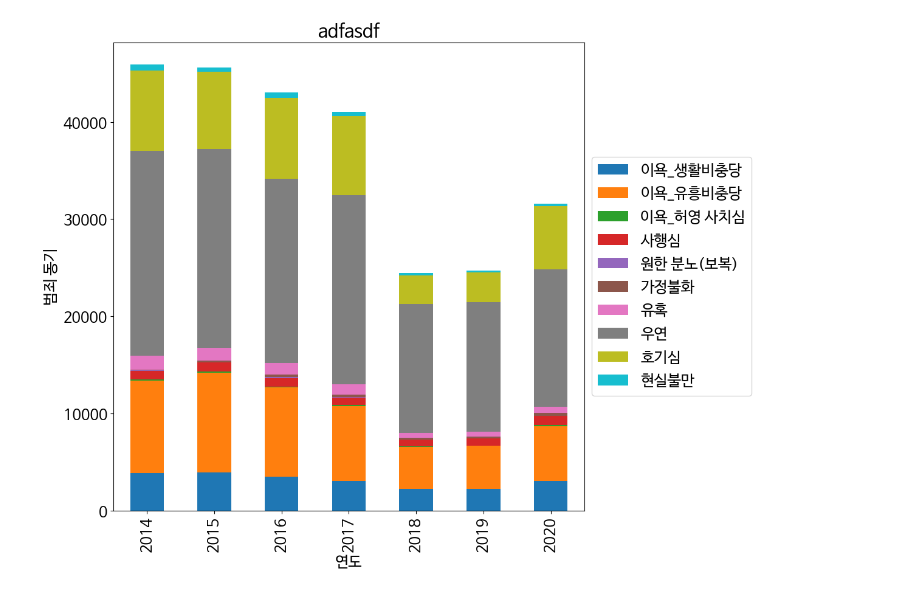
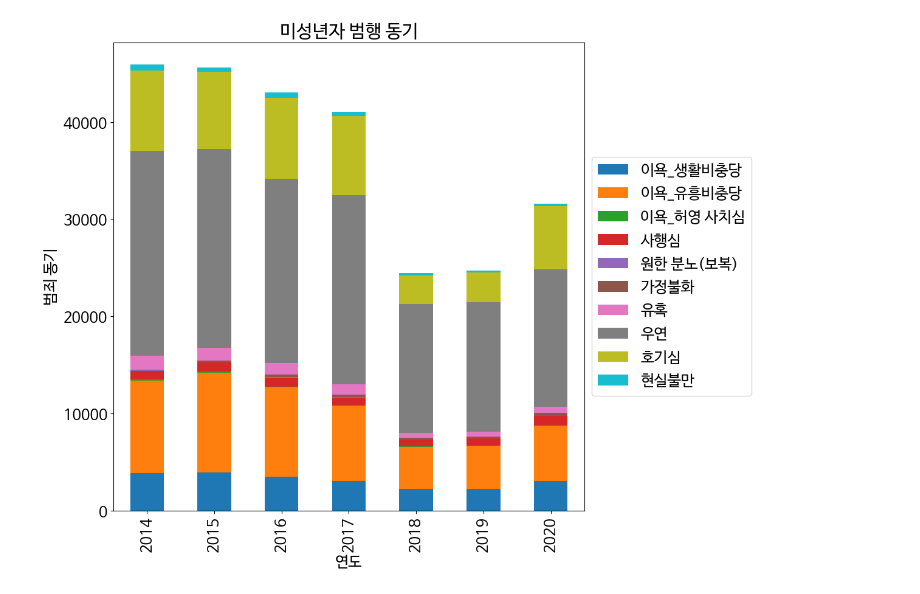
Before and after one commit to corin2junseo/AiProject, a Jupyter notebook: 기말프로젝트.ipynb, the cells around one changed output. Drawn from its saved outputs; the diff is of its cells as text; code cells hidden in the pictures.

```diff
--- a/기말프로젝트.ipynb
+++ b/기말프로젝트.ipynb
@@ -243,23 +181,23 @@ plt.show()
 # %%
 import pandas as pd
 import seaborn as sns
 import matplotlib.pyplot as plt
 
 filename = '/content/경찰청_미성년자 범행 동기 현황_20201231.csv'
-dforiginal = pd.read_csv(filename, encoding='cp949')
-df = dforiginal.drop(['기타','총합'], axis=1)
+dforiginal2 = pd.read_csv(filename, encoding='cp949')
+df2 = dforiginal2.drop(['기타','총합'], axis=1)
 
 # '연도' 열을 인덱스로 설정하여 플로팅
-df.set_index('연도', inplace=True)
+df2.set_index('연도', inplace=True)
 
-df.plot(kind='bar', stacked=True, figsize=(10, 10))
+df2.plot(kind='bar', stacked=True, figsize=(10, 10))
 
-plt.title('adfasdf')
+plt.title('미성년자 범행 동기')
 plt.xlabel('연도')
 plt.ylabel('범죄 동기')
 
 plt.legend(loc='center left', bbox_to_anchor=(1, 0.5))
 
 plt.show()
 # %% [output]
-[figure, old version]
+[figure, new version]
```
Also changed, not shown: parts of 21 cells of this notebook.
